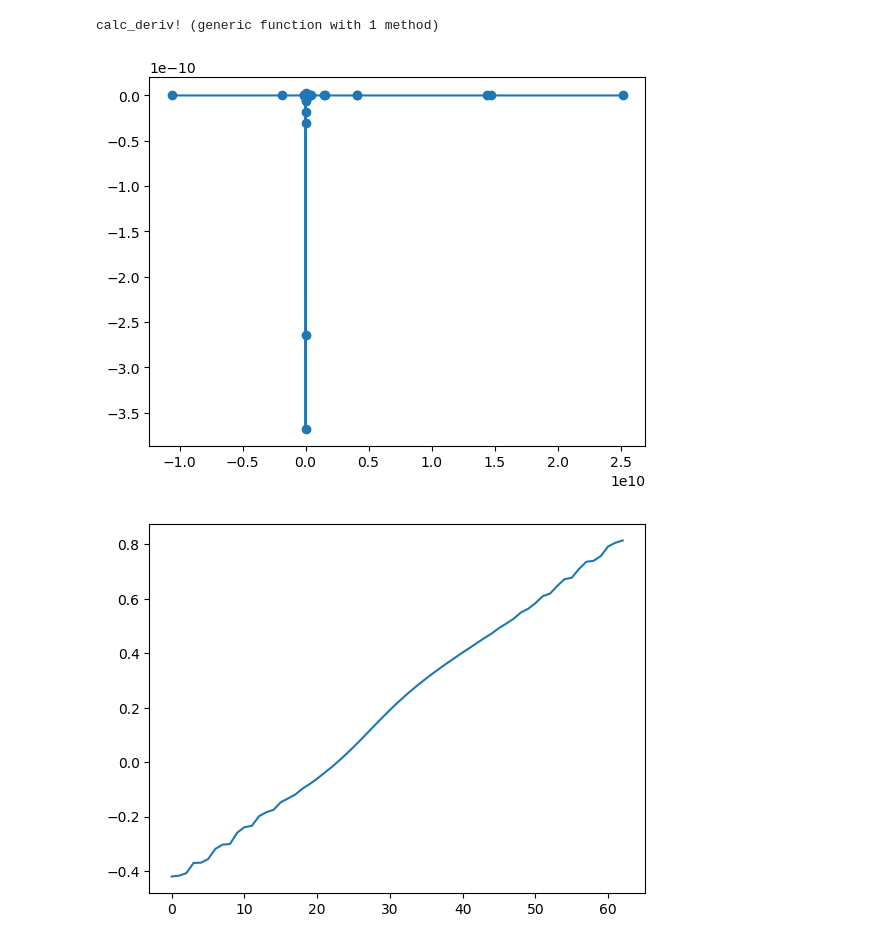
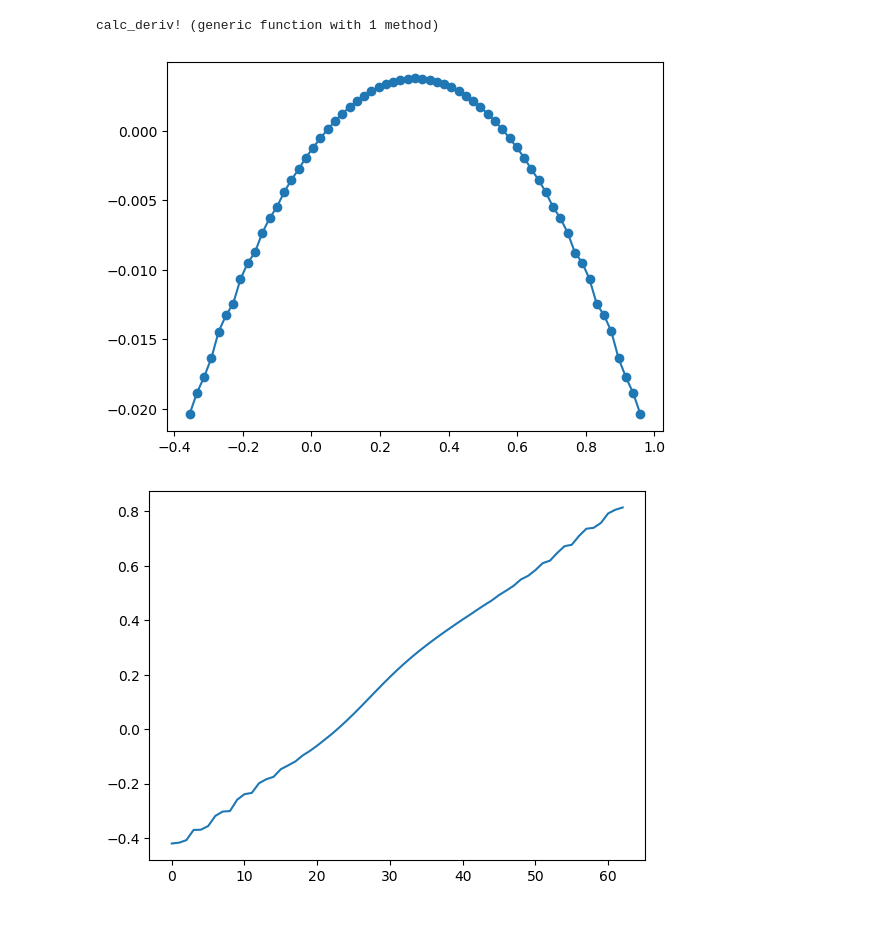
Before and after one commit to f-fathurrahman/ffr-komputasi-material, a Jupyter notebook: ComputationalQM/bohmian_mechanics/Test_QTM_1d.ipynb, the cells around one changed output. Saved outputs shown, nothing was run; the diff lists cells and outputs as text; code cells hidden in the pictures.

```diff
--- a/ComputationalQM/bohmian_mechanics/Test_QTM_1d.ipynb
+++ b/ComputationalQM/bohmian_mechanics/Test_QTM_1d.ipynb
@@ -131,7 +129,7 @@ for k = 1:100
         # Classical Eckart Potential.
         #pot[i] = vb*sech(wx*(x[i] - x0))^2
         # Harmonic potential
-        pot[i] = 0.5*x[i]^2
+        #pot[i] = 0.5*x[i]^2
     end
 
     # Calculate phase (S) using potentials (Quantum Lagrangian: T - (V + Q))
@@ -163,34 +161,34 @@ for k = 1:100
         delv[i] = (1.0/am)*d2x[i]
         ρ[i] = ρ[i]*exp( -delv[i]*dt )
     end
 
     plt.clf()
     plt.plot(x, ρ, marker="o")
     plt.savefig("TEMP_x_rho_t_"*string(k)*".png", dpi=150)
 
     plt.clf()
     plt.plot(x, pot, marker="o")
     plt.savefig("TEMP_x_pot_t_"*string(k)*".png", dpi=150)
 
     plt.clf()
     plt.plot(x, marker="o")
     plt.savefig("TEMP_traj_x_"*string(k)*".png", dpi=150)
 
     plt.clf()
     plt.plot(x, phase, marker="o")
     plt.savefig("TEMP_x_phase_"*string(k)*".png", dpi=150)
 
     plt.clf()
     plt.plot(x, vx, marker="o")
     plt.savefig("TEMP_x_vx_"*string(k)*".png", dpi=150)
 
     plt.clf()
     plt.plot(x, Q, marker="o")
     plt.savefig("TEMP_x_Q_"*string(k)*".png", dpi=150)
 
 end
 # %% [output]
-[figure, old version]
+[figure, new version]
 # %%
 idx = sortperm(x);
 # %%
```
Also changed, not shown: parts of 1 cell of this notebook.
